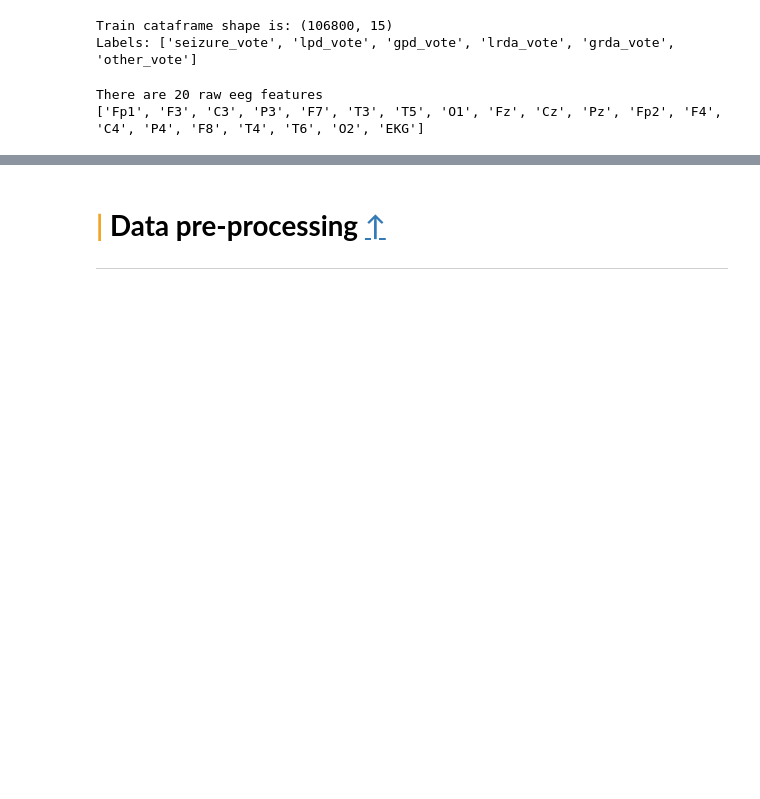
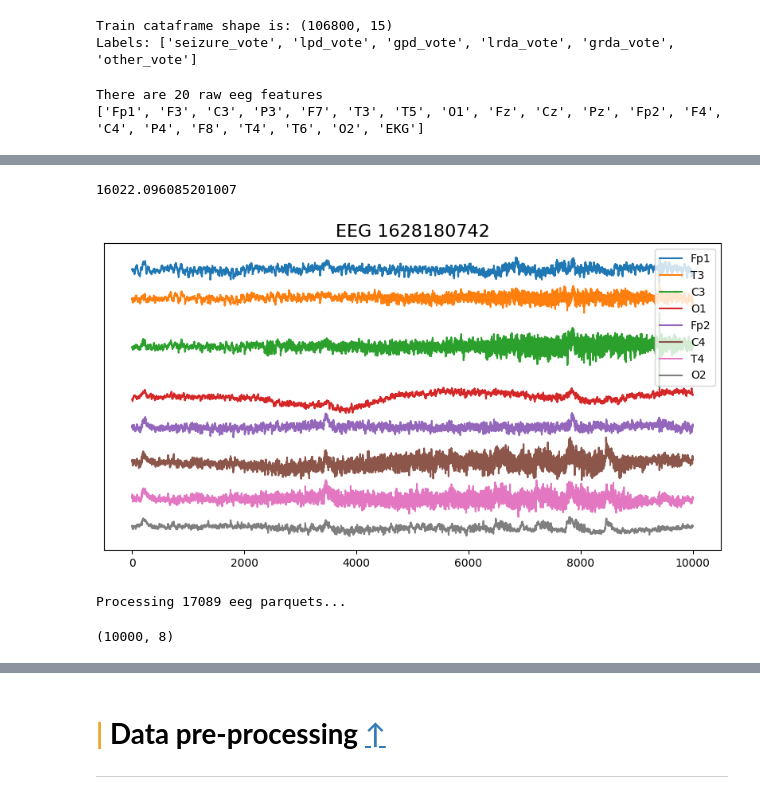
Before and after one commit to TQ07/HMS, a Jupyter notebook: copy-of-pytorch-wavenet-hms.ipynb, the cells around one changed output, grey strips where cells are left out. Drawn from its saved outputs; the diff is of its cells as text; code cells hidden in the pictures; blank space fills up the shorter version.

```diff
--- a/copy-of-pytorch-wavenet-hms.ipynb
+++ b/copy-of-pytorch-wavenet-hms.ipynb
@@ -206,0 +224,21 @@ There are 20 raw eeg features
+# %%
+np.mean(eeg_lens)
+# %% [output]
+16022.096085201007
+# %%
+all_eegs = {}
+visualize = 1
+eeg_paths = glob(paths.TRAIN_EEGS + "*.parquet")
+eeg_ids = train_df.eeg_id.unique()
+
+for i, eeg_id in tqdm(enumerate(eeg_ids)):
+    # Save EEG to Python dictionary of numpy arrays
+    eeg_path = paths.TRAIN_EEGS + str(eeg_id) + ".parquet"
+    data = eeg_from_parquet(eeg_path, display=i<visualize)
+    all_eegs[eeg_id] = data
+
+    if i == visualize:
+        print(f'Processing {train_df.eeg_id.nunique()} eeg parquets... ',end='')
+# %% [output]
+[figure, added]
+Processing 17089 eeg parquets...
@@ -209 +249,6 @@ all_eegs = np.load('/kaggle/input/brain-eegs/eegs.npy',allow_pickle=True).item()
+# %%
+all_eegs[1628180742].shape # first eeg sample
+# this is 50 seconds worth of eeg data and 8 features
+# %% [output]
+(10000, 8)
 # %%
```
Also changed, not shown: parts of 39 cells of this notebook.
